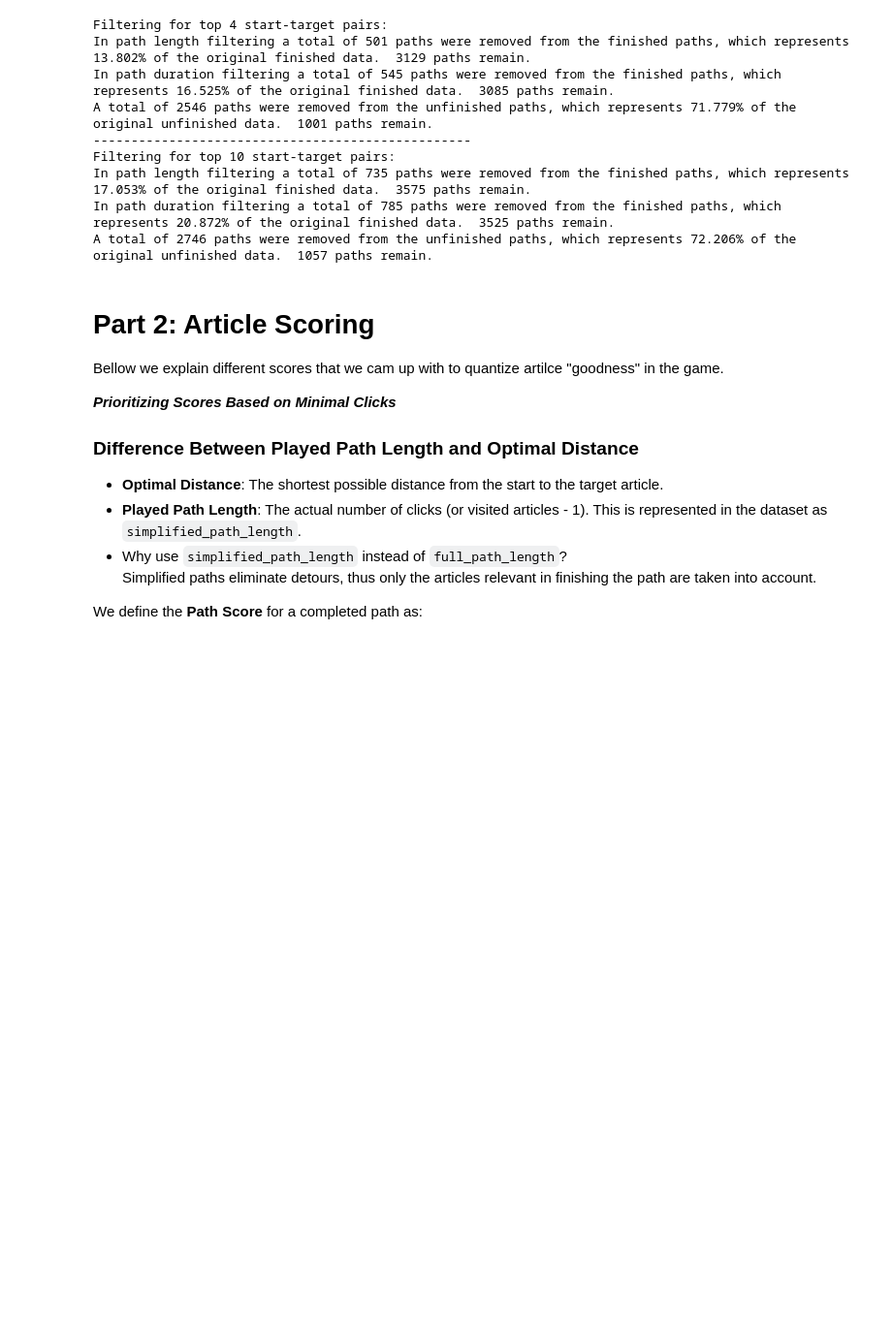
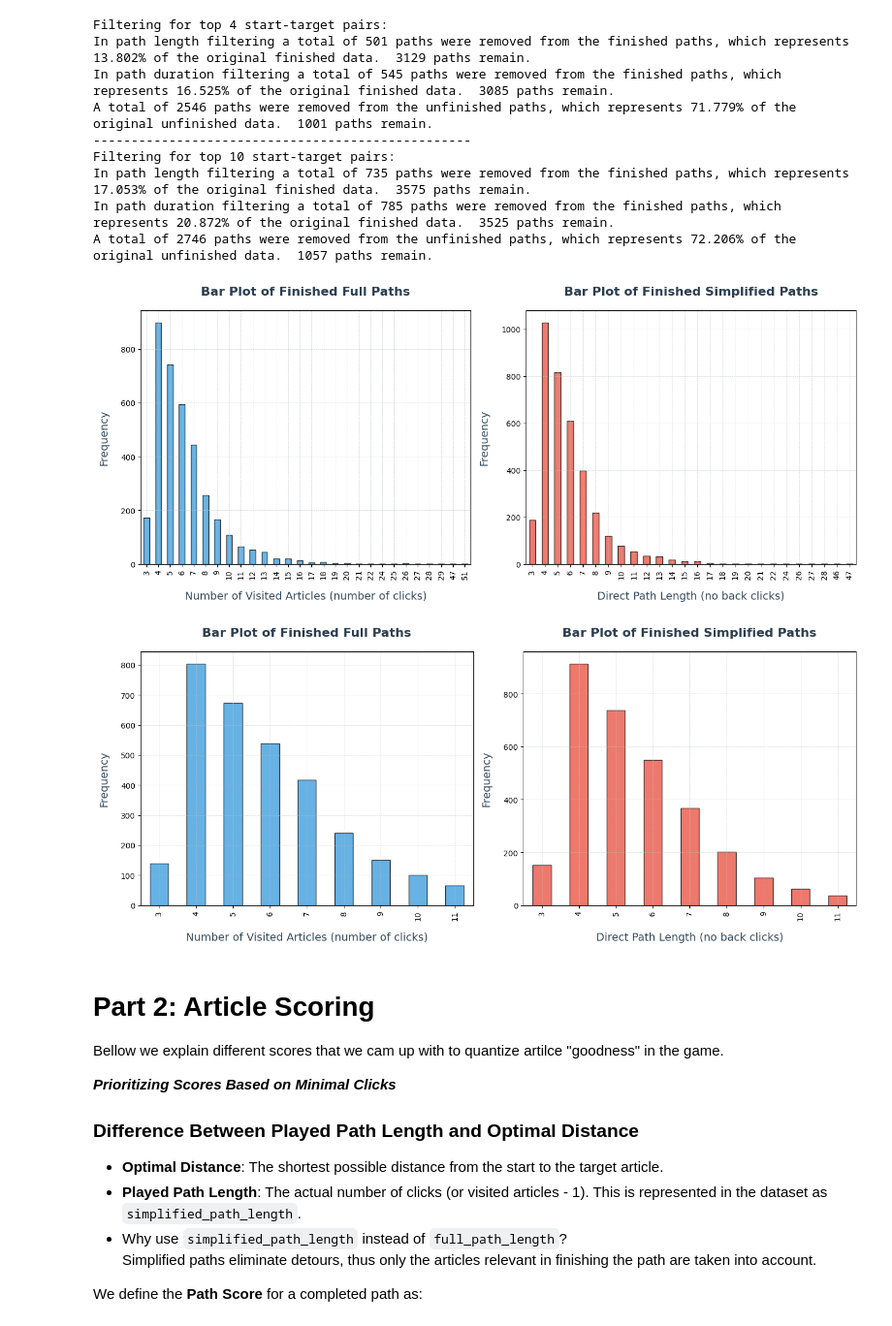
Before and after one commit to epfl-ada/ada-2024-project-adaholiks, a Jupyter notebook: Notebook_P3.ipynb, the cells around one changed output. Shown at 97% size. Cells and saved outputs as stored; diff of their text form; code cells hidden in the pictures; blank space fills up the shorter version.

```diff
--- a/Notebook_P3.ipynb
+++ b/Notebook_P3.ipynb
@@ -342,6 +345,12 @@ Filtering for top 10 start-target pairs:
 In path length filtering a total of 735 paths were removed from the finished paths, which represents 17.053% of the original finished data.  3575 paths remain.
 In path duration filtering a total of 785 paths were removed from the finished paths, which represents 20.872% of the original finished data.  3525 paths remain.
 A total of 2746 paths were removed from the unfinished paths, which represents 72.206% of the original unfinished data.  1057 paths remain.
+# %%
+plot_path_length_distributions(finished_top4_paths)
+plot_path_length_distributions(path_filt_top4)
+# %% [output]
+[figure, added]
+[figure, added]
 # %%
 # store the filtered dataframes as feather files
 path_filt_top4.to_feather('Data/dataframes/path_filtered_top4_paths.feather')
```
Also changed, not shown: parts of 43 cells of this notebook, 2 other files.
